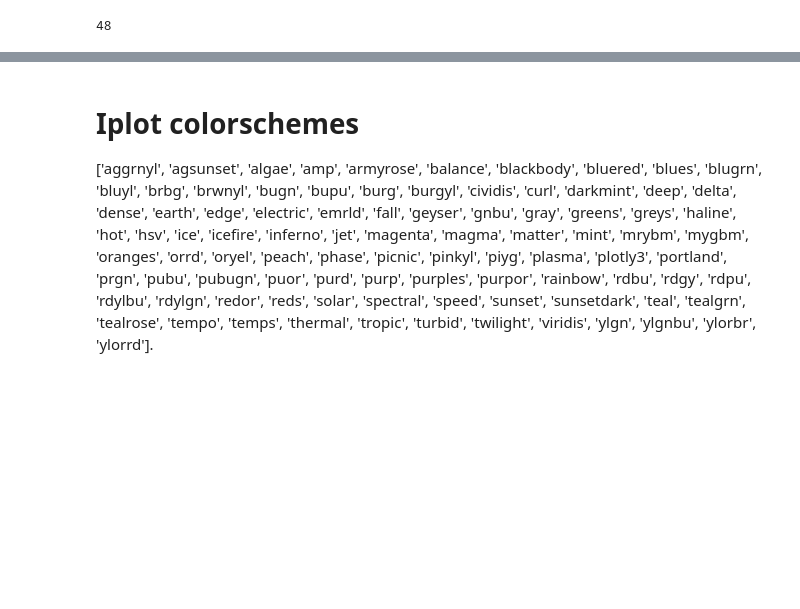
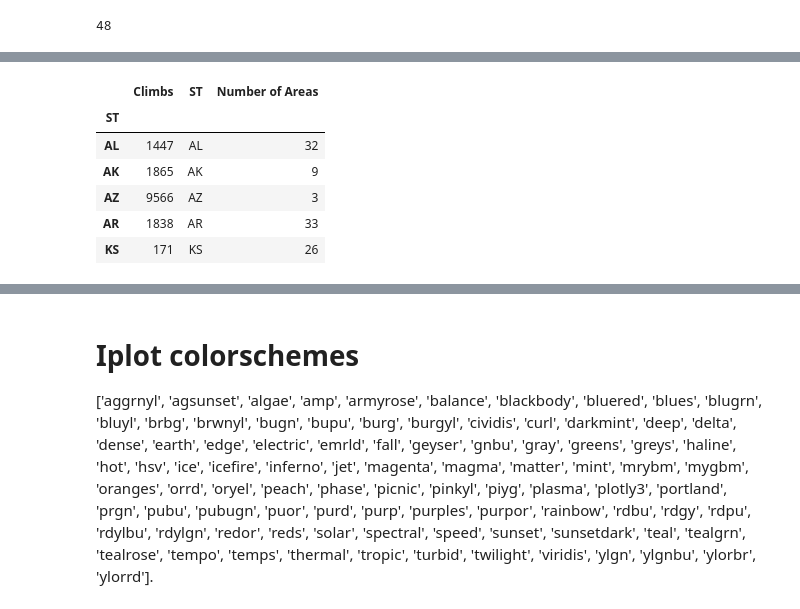
Before and after one commit to cpud/climb-plotly, a Jupyter notebook: messy/climbing_areas_by_state_iplot_test.ipynb, the cells around one changed output, grey strips where cells are left out. Saved outputs shown, nothing was run; the diff lists cells and outputs as text; code cells hidden in the pictures; blank space fills up the shorter version.

```diff
--- a/messy/climbing_areas_by_state_iplot_test.ipynb
+++ b/messy/climbing_areas_by_state_iplot_test.ipynb
@@ -237,0 +243,3 @@ crag_counts.head()
+# %%
+climb_counts = all_df.drop(columns = ['Crags'])
+climb_counts.head()
@@ -237,0 +256,4 @@ crag_counts.head()
+# %%
+climb_counts = climb_counts.set_index('ST')
+# %%
+climb_counts = climb_counts.sum(level = 'ST')
@@ -238,3 +272,15 @@ crag_counts.head()
+# %%
+agg_df = climb_counts.join(crag_counts)
+# %%
+agg_df.head()
+# %% [output]
+|  | Climbs | ST | Number of Areas |
+| ST |  |  |  |
+| AL | 1447 | AL | 32 |
+| AK | 1865 | AK | 9 |
+| AZ | 9566 | AZ | 3 |
+| AR | 1838 | AR | 33 |
+| KS | 171 | KS | 26 |
 # %%
 import chart_studio.plotly as py
 import plotly.graph_objs as go
```
Also changed, not shown: parts of 8 cells of this notebook.
